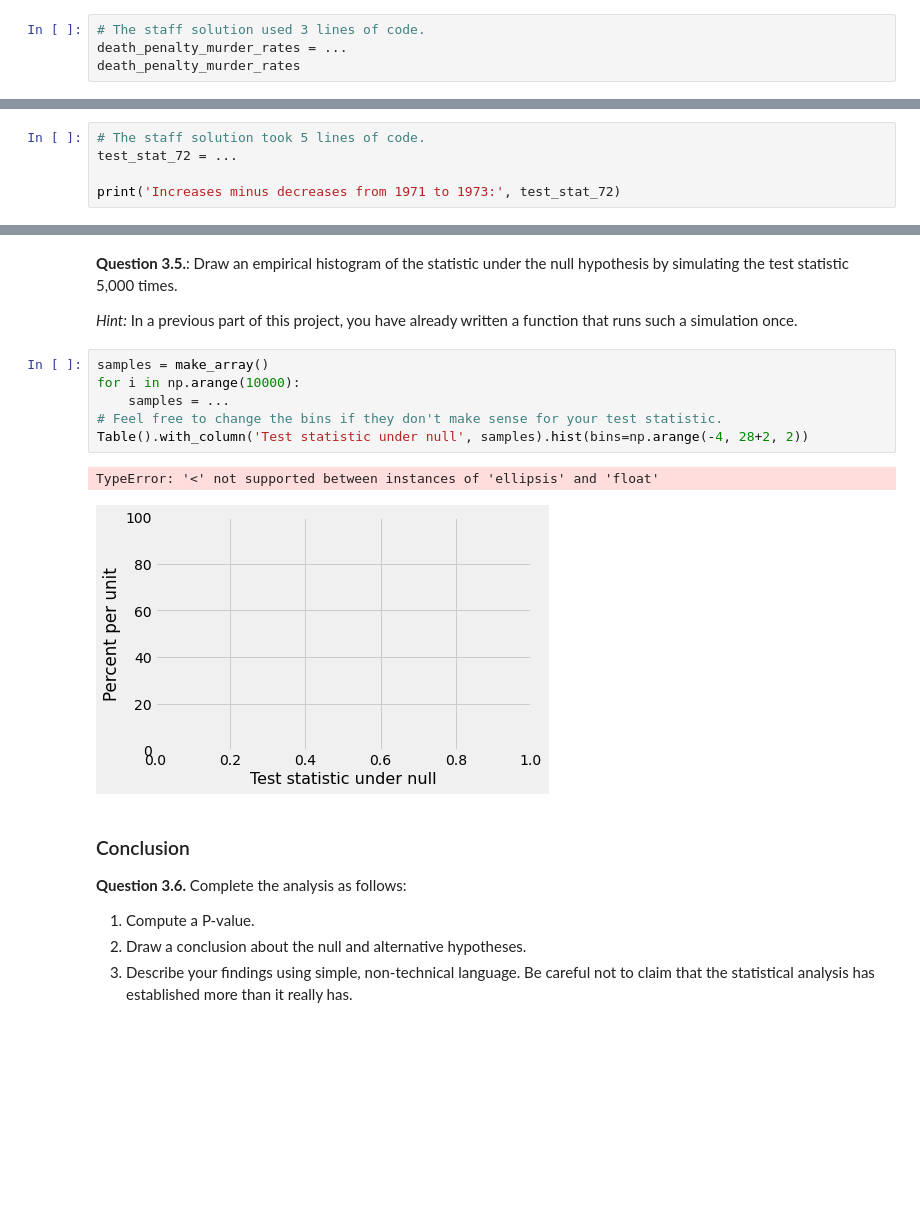
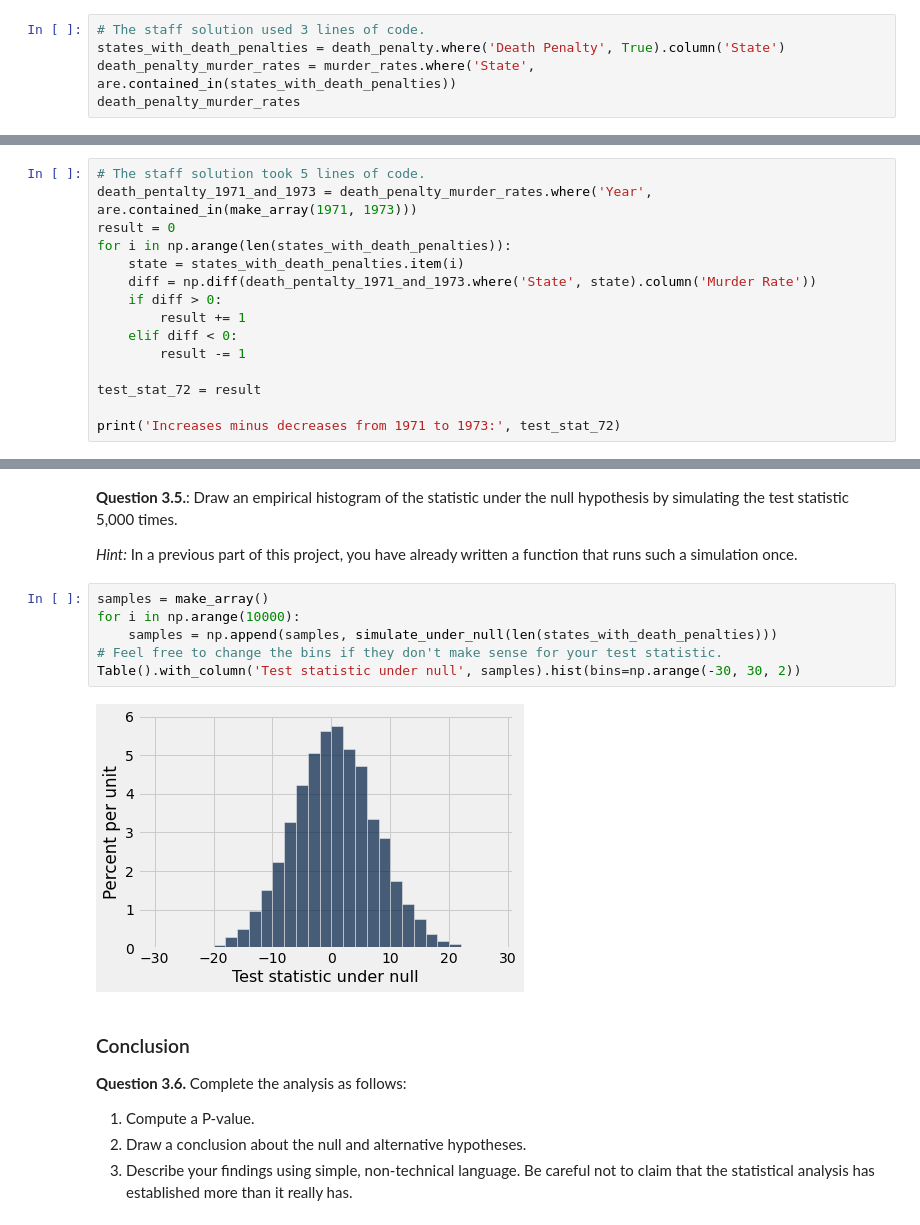
Before and after one commit to bxu22/DS151-Project, a Jupyter notebook: project_1sthalf.ipynb, the cells around one changed output, grey strips where cells are left out. Cells and saved outputs as stored; diff of their text form; blank space fills up the shorter version.

```diff
--- a/project_1sthalf.ipynb
+++ b/project_1sthalf.ipynb
@@ -361,6 +357,7 @@ The first 2 rows of your table should look like this:
 |Alabama|1961|3302000|12.9|
 # %%
 # The staff solution used 3 lines of code.
-death_penalty_murder_rates = ...
+states_with_death_penalties = death_penalty.where('Death Penalty', True).column('State')
+death_penalty_murder_rates = murder_rates.where('State', are.contained_in(states_with_death_penalties))
 death_penalty_murder_rates
 # %% [output]
@@ -374,6 +398,16 @@ The null hypothesis doesn't specify *how* the murder rate changes; it only talks
 # %%
 # The staff solution took 5 lines of code.
-test_stat_72 = ...
+death_pentalty_1971_and_1973 = death_penalty_murder_rates.where('Year', are.contained_in(make_array(1971, 1973)))
+result = 0
+for i in np.arange(len(states_with_death_penalties)):
+    state = states_with_death_penalties.item(i)
+    diff = np.diff(death_pentalty_1971_and_1973.where('State', state).column('Murder Rate'))
+    if diff > 0:
+        result += 1
+    elif diff < 0:
+        result -= 1
+
+test_stat_72 = result
 
 print('Increases minus decreases from 1971 to 1973:', test_stat_72)
 # %% [output]
@@ -387,12 +421,11 @@ Look at the data (or perhaps a random sample!) to verify that your answer is cor
 # %%
 samples = make_array()
 for i in np.arange(10000):
-    samples = ...
+    samples = np.append(samples, simulate_under_null(len(states_with_death_penalties)))
 # Feel free to change the bins if they don't make sense for your test statistic.
-Table().with_column('Test statistic under null', samples).hist(bins=np.arange(-4, 28+2, 2))
+Table().with_column('Test statistic under null', samples).hist(bins=np.arange(-30, 30, 2))
 # %% [output]
-TypeError: '<' not supported between instances of 'ellipsis' and 'float'
-[figure, old version]
+[figure, new version]
 # %% [markdown]
 ### Conclusion
 **Question 3.6.** Complete the analysis as follows:
```
Also changed, not shown: parts of 32 cells of this notebook.
